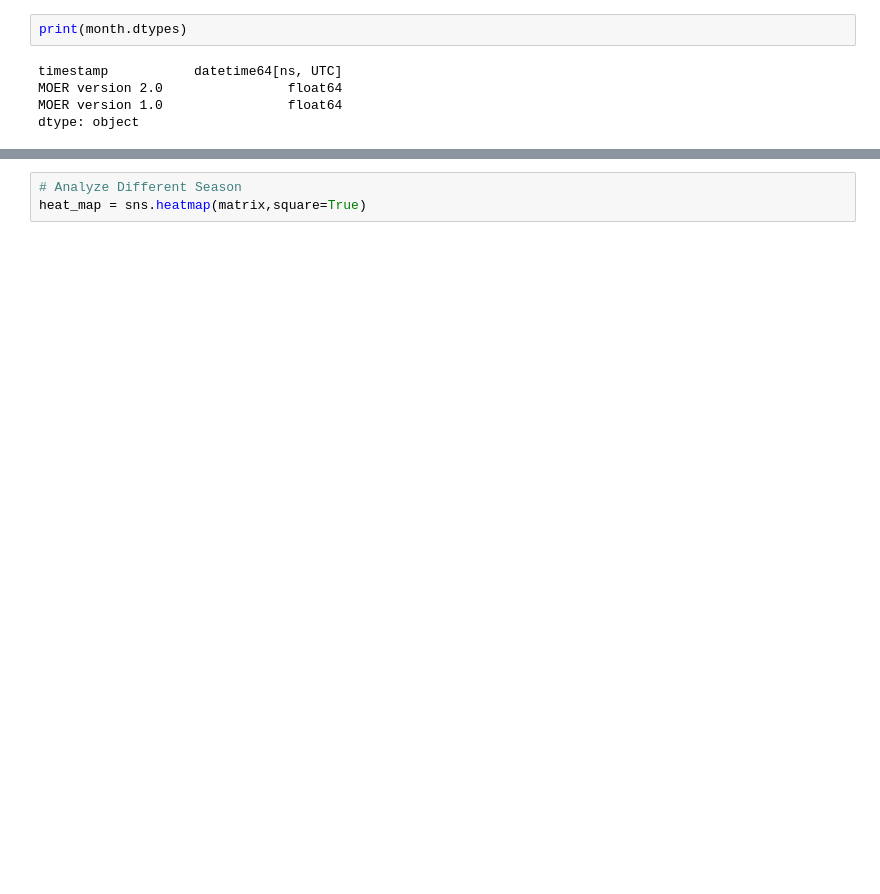
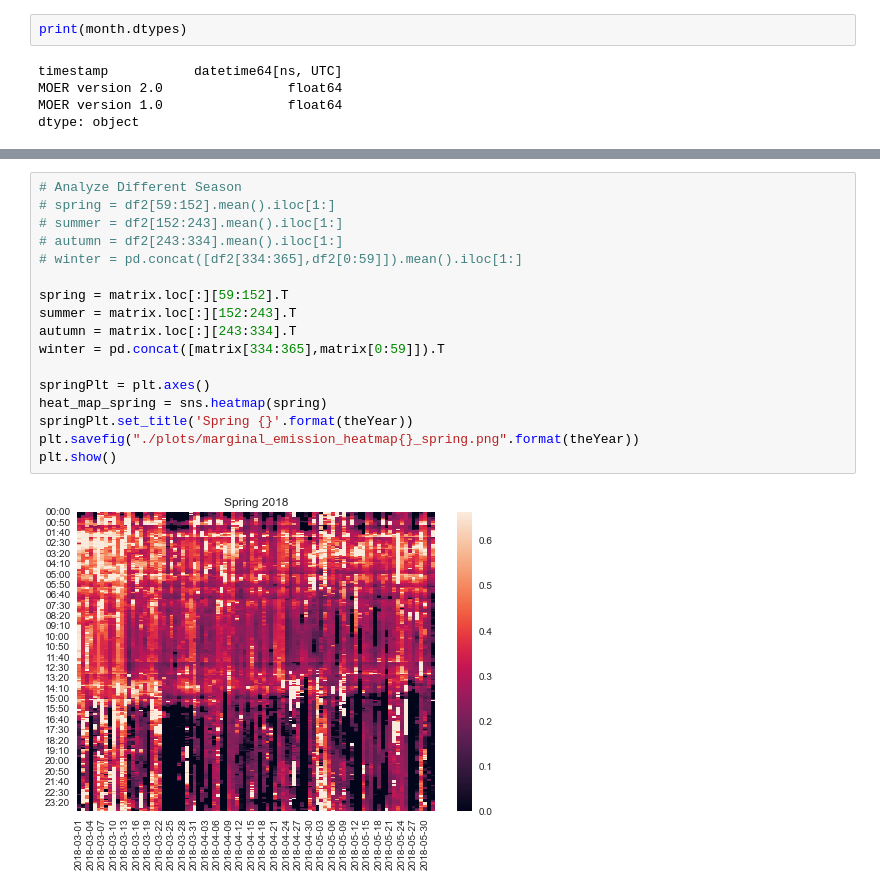
Before and after one commit to kaicheng0824/carbon_related_data_analytics, a Jupyter notebook: Analysis.ipynb, the cells around one changed output, grey strips where cells are left out. Drawn from its saved outputs; the diff is of its cells as text; blank space fills up the shorter version.

```diff
--- a/Analysis.ipynb
+++ b/Analysis.ipynb
@@ -134,3 +140,19 @@ heat_map = sns.heatmap(matrix,square=True)
 # %%
 # Analyze Different Season
-heat_map = sns.heatmap(matrix,square=True)
+# spring = df2[59:152].mean().iloc[1:]
+# summer = df2[152:243].mean().iloc[1:]
+# autumn = df2[243:334].mean().iloc[1:]
+# winter = pd.concat([df2[334:365],df2[0:59]]).mean().iloc[1:]
+
+spring = matrix.loc[:][59:152].T
+summer = matrix.loc[:][152:243].T
+autumn = matrix.loc[:][243:334].T
+winter = pd.concat([matrix[334:365],matrix[0:59]]).T
+
+springPlt = plt.axes()
+heat_map_spring = sns.heatmap(spring)
+springPlt.set_title('Spring {}'.format(theYear))
+plt.savefig("./plots/marginal_emission_heatmap{}_spring.png".format(theYear))
+plt.show()
+# %% [output]
+[figure, added]
```
Also changed, not shown: parts of 15 cells of this notebook, 12 other files.
